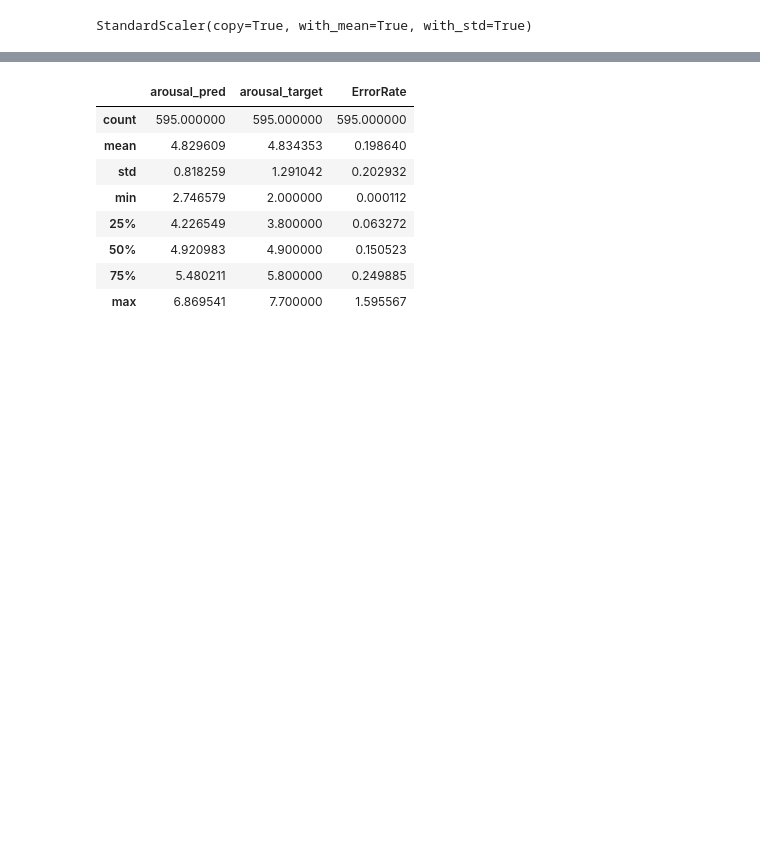
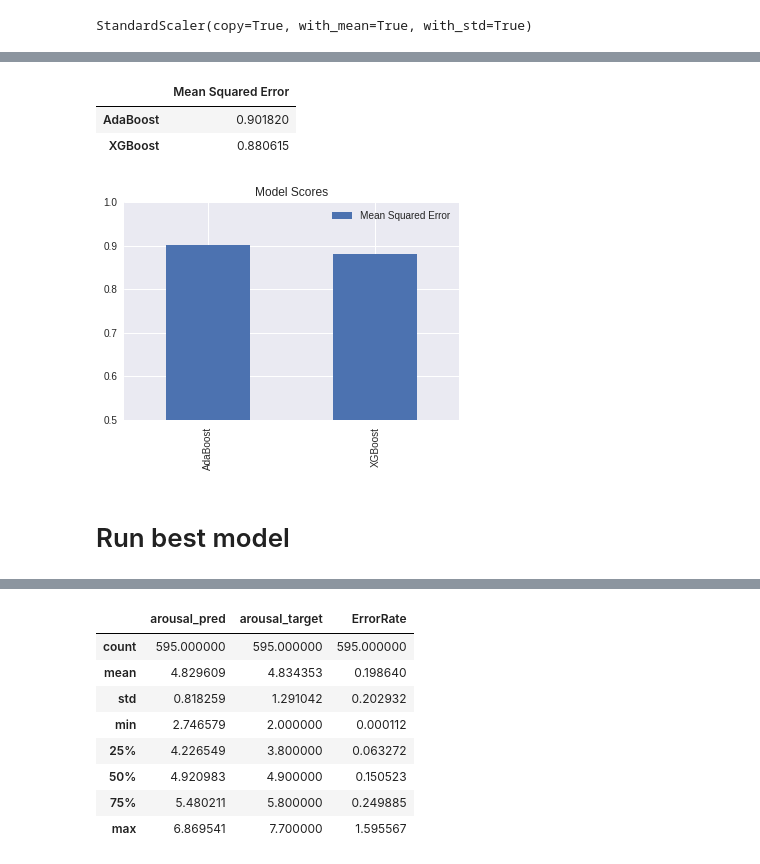
Before and after one commit to hminle/music-analysis, a Jupyter notebook: model/Untitled.ipynb, the cells around one changed output, grey strips where cells are left out. Saved outputs shown, nothing was run; the diff lists cells and outputs as text; code cells hidden in the pictures; blank space fills up the shorter version.

```diff
--- a/model/Untitled.ipynb
+++ b/model/Untitled.ipynb
@@ -96,7 +102,7 @@ def modelPlot(result_dict):
 # %%
 def modelFit(train, labels):
     result_dict = {}
-
+    '''
     clf = linear_model.LinearRegression()
     result_dict["Linear"] = modelTest(clf, train, labels)
 
@@ -123,7 +129,7 @@ def modelFit(train, labels):
 
     clf = RandomForestRegressor()
     result_dict["RandomForest"] = modelTest(clf, train, labels)
-
+    '''
     clf = AdaBoostRegressor()
     result_dict["AdaBoost"] = modelTest(clf, train, labels)
 
@@ -133,7 +139,15 @@ def modelFit(train, labels):
     model_summary = modelPlot(result_dict)
     return model_summary
 # %%
-modelFit(data_scaled, y['valence_mean'])
+#modelFit(data_scaled, y['valence_mean'])
+modelFit(data, y['valence_mean'])
+# %% [output]
+|  | Mean Squared Error |
+| AdaBoost | 0.901820 |
+| XGBoost | 0.880615 |
+[figure, added]
+# %% [markdown]
+# Run best model
 # %%
 from sklearn.model_selection import train_test_split
 # %%
```
Also changed, not shown: parts of 23 cells of this notebook.
